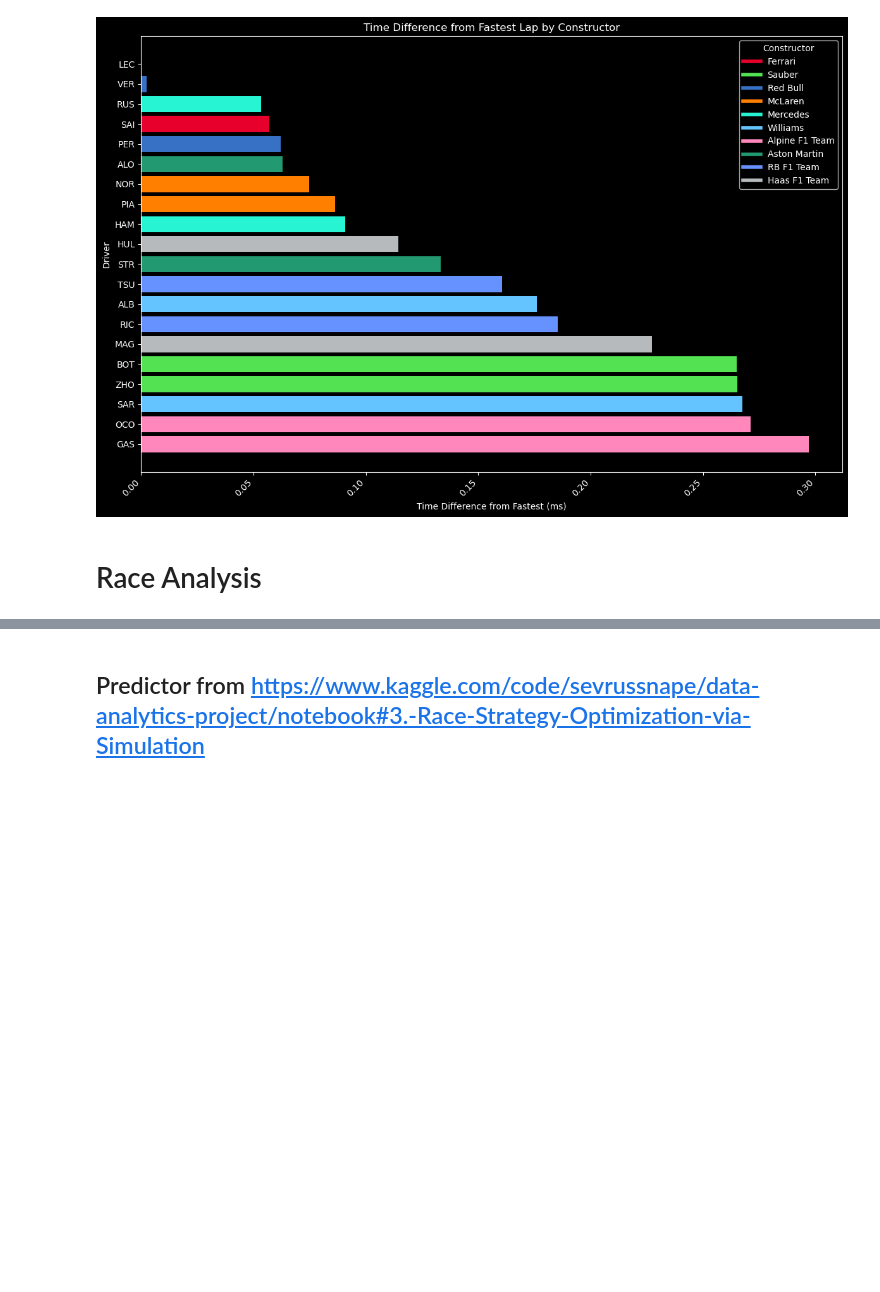
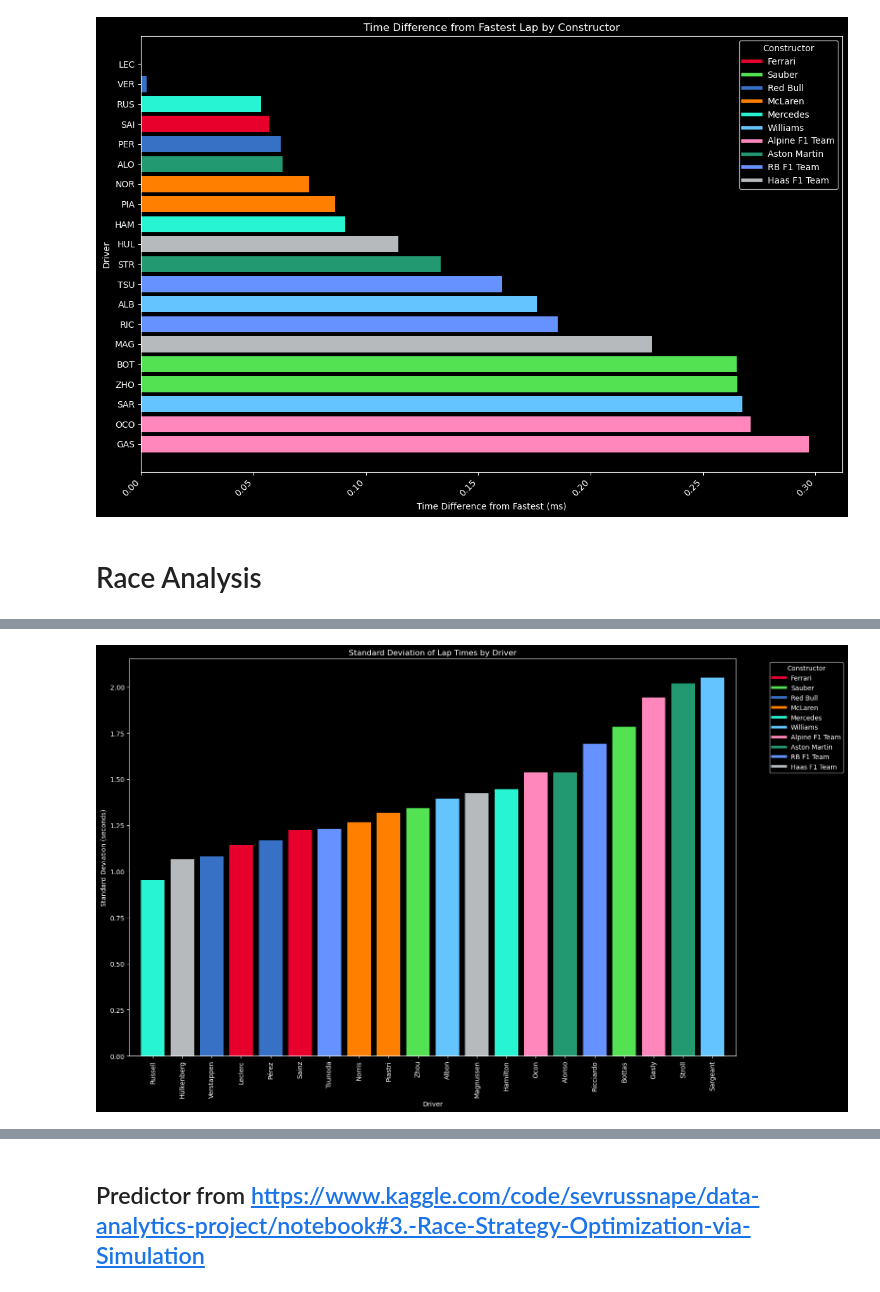
Before and after one commit to jakmate/F1DataAnalysis, a Jupyter notebook: bahrain.ipynb, the cells around one changed output, grey strips where cells are left out. Saved outputs shown, nothing was run; the diff lists cells and outputs as text; code cells hidden in the pictures; blank space fills up the shorter version.

```diff
--- a/bahrain.ipynb
+++ b/bahrain.ipynb
@@ -325,0 +319,72 @@ stats_subset.sort_values("std_time")
+# %%
+def calculate_driver_stats(df, label):
+    # Group by both driverId and constructor_name
+    stats = df.groupby(['driverId', 'name_y'])['milliseconds'].agg(['mean', 'std']).reset_index()
+
+    # Rename the columns to include the label
+    stats.columns = ['driverId', 'name_y', f'{label}_mean', f'{label}_std']
+
+    return stats
+# %%
+# Calculate statistics for each driver (Unfiltered, Filtered, No Pitstops)
+unfiltered_stats = calculate_driver_stats(bahrain_gp, 'unfiltered')
+filtered_stats = calculate_driver_stats(filtered_bahrain_gp, 'filtered')
+no_pitstops_stats = calculate_driver_stats(bahrain_gp_no_pitstops, 'no_pitstops')
+
+# Combine the statistics for comparison
+combined_stats = pd.merge(unfiltered_stats, filtered_stats, on=['driverId', 'name_y'])
+combined_stats = pd.merge(combined_stats, no_pitstops_stats, on=['driverId', 'name_y'])
+combined_stats = combined_stats.join(driver_names, on='driverId')
+combined_stats = combined_stats[['forename', 'surname', 'name_y', 'unfiltered_mean', 'unfiltered_std', 'filtered_mean', 'filtered_std', 'no_pitstops_mean', 'no_pitstops_std']]
+# %%
+# Create a new DataFrame for plotting
+plot_data = combined_stats.reset_index()
+plot_data = plot_data.melt(id_vars=['forename', 'surname', 'name_y'],
+                           #value_vars=['unfiltered_std', 'no_pitstops_std', 'filtered_std'],
+                           value_vars=['no_pitstops_std'],
+                           var_name='Scenario',
+                           value_name='Standard Deviation')
+
+# Convert standard deviation values to seconds
+plot_data['Standard Deviation (s)'] = pd.to_numeric(plot_data['Standard Deviation'], errors='coerce') / 1000
+
+# Sort the DataFrame by Standard Deviation (seconds) from lowest to highest
+plot_data_sorted = plot_data.sort_values(by='Standard Deviation (s)')
+
+# Prepare data for plotting
+drivers = plot_data_sorted['surname'].unique()
+x = np.arange(len(drivers))  # the label locations
+bar_width = 0.8  # Width of the bars
+
+# Create the plot
+fig, ax = plt.subplots(figsize=(16, 10))  # Increase figure size
+
+# Create bars with constructor colors
+bars = ax.bar(x, plot_data_sorted['Standard Deviation (s)'],
+              color=plot_data_sorted['name_y'].map(constructor_colors),
+              width=bar_width, align='center')
+
+# Add labels, title, and customize tick labels
+ax.set_xlabel('Driver')
+ax.set_ylabel('Standard Deviation (seconds)')
+ax.set_title('Standard Deviation of Lap Times by Driver')
+
+# Add x-ticks with labels
+ax.set_xticks(x)
+ax.set_xticklabels(drivers, rotation=90)  # Rotate x labels for better readability
+
+# Adjust x-axis limits to remove gaps
+ax.set_xlim(-bar_width, len(drivers) - 1 + bar_width)
+
+# Add a legend with constructors
+handles = [plt.Line2D([0], [0], color=color, lw=4) for color in constructor_colors.values()]
+labels = list(constructor_colors.keys())
+ax.legend(handles, labels, title='Constructor', bbox_to_anchor=(1.05, 1), loc='upper left')
+
+# Adjust layout
+plt.tight_layout()
+
+# Show plot
+plt.show()
+# %% [output]
+[figure, added]
```
Also changed, not shown: parts of 24 cells of this notebook.
